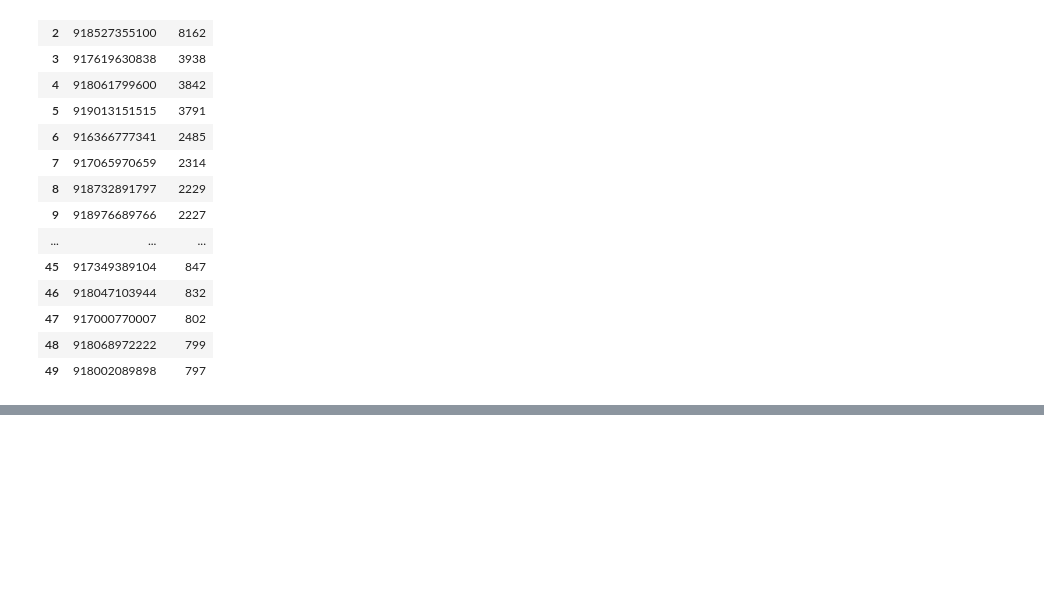
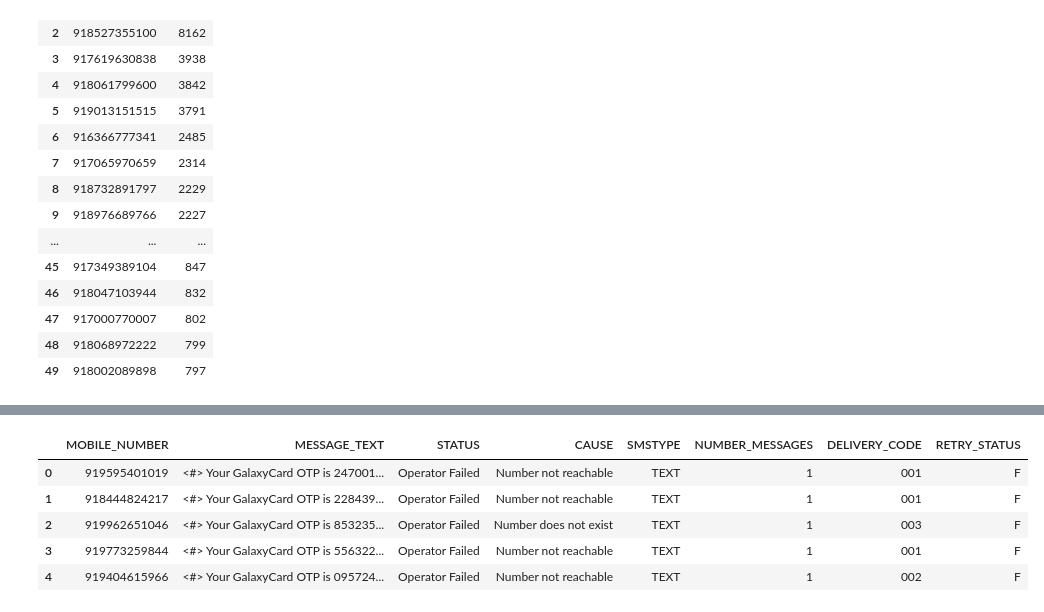
Before and after one commit to asimds/26DECOPFAIL, a Jupyter notebook: Cause.ipynb, the cells around one changed output, grey strips where cells are left out. Saved outputs shown, nothing was run; the diff lists cells and outputs as text; code cells hidden in the pictures; blank space fills up the shorter version.

```diff
--- a/Cause.ipynb
+++ b/Cause.ipynb
@@ -169,0 +189,9 @@ dfm_no.head(50)
+# %%
+substring_otp.head(5)
+# %% [output]
+|  | MOBILE_NUMBER | MESSAGE_TEXT | STATUS | CAUSE | SMSTYPE | NUMBER_MESSAGES | DELIVERY_CODE | RETRY_STATUS |
+| 0 | 919595401019 | <#> Your GalaxyCard OTP is 247001... | Operator Failed | Number not reachable | TEXT | 1 | 001 | F |
+| 1 | 918444824217 | <#> Your GalaxyCard OTP is 228439... | Operator Failed | Number not reachable | TEXT | 1 | 001 | F |
+| 2 | 919962651046 | <#> Your GalaxyCard OTP is 853235... | Operator Failed | Number does not exist | TEXT | 1 | 003 | F |
+| 3 | 919773259844 | <#> Your GalaxyCard OTP is 556322... | Operator Failed | Number not reachable | TEXT | 1 | 001 | F |
+| 4 | 919404615966 | <#> Your GalaxyCard OTP is 095724... | Operator Failed | Number not reachable | TEXT | 1 | 002 | F |
```
Also changed, not shown: parts of 15 cells of this notebook.
